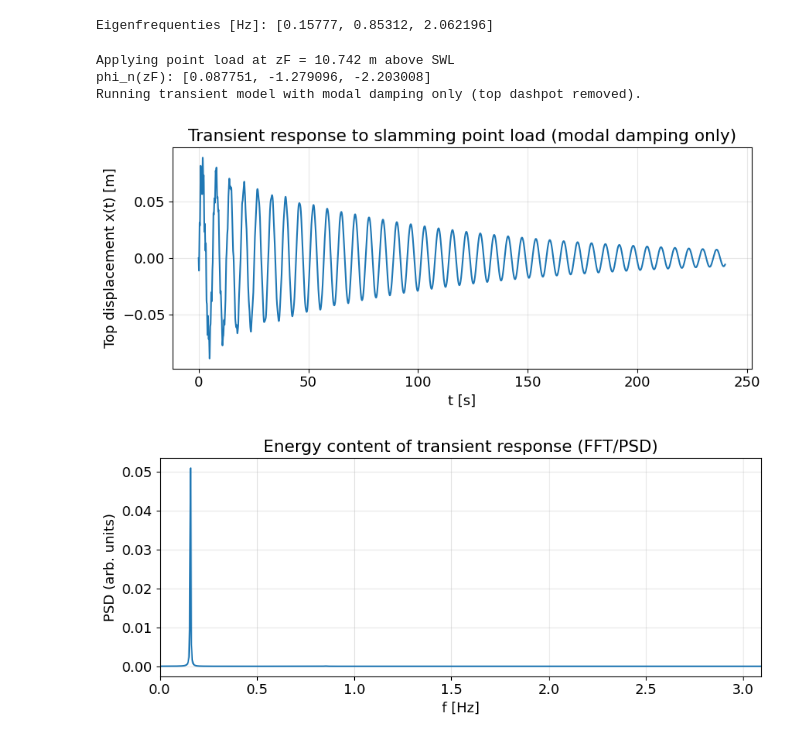
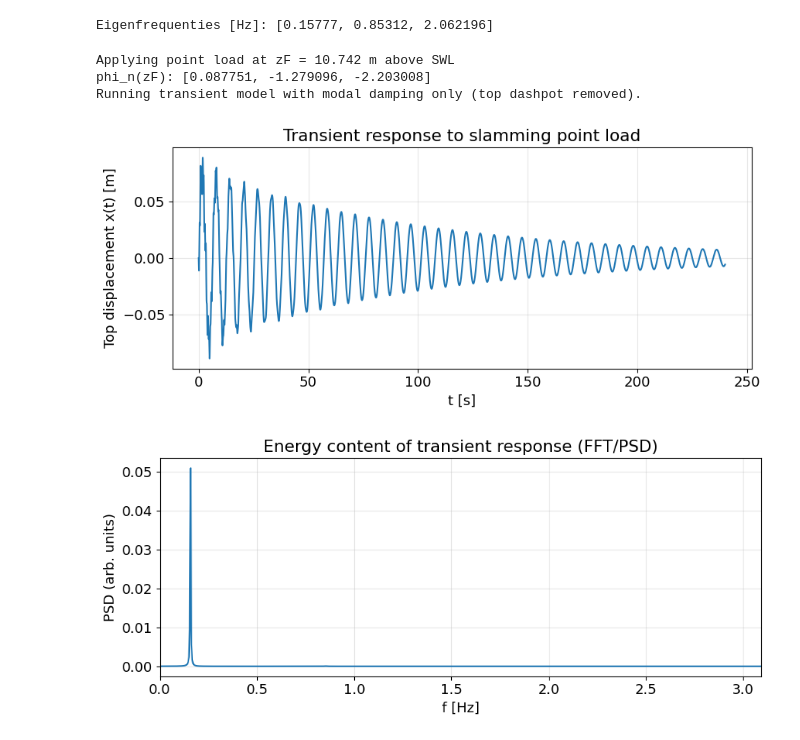
Before and after one commit to JulianEngel1999/FSI_Assignment_2, a Jupyter notebook: impulsive_wave_breaking.ipynb, the cells around one changed output. Drawn from its saved outputs; the diff is of its cells as text; code cells hidden in the pictures.

Commit message:
update plots

```diff
--- a/impulsive_wave_breaking.ipynb
+++ b/impulsive_wave_breaking.ipynb
@@ -598,35 +598,35 @@ for k in range(nt - 1):
     a2 = acc(qk + 0.5 * dt * k1_q, vk + 0.5 * dt * k1_v, f2)
     k2_q = vk + 0.5 * dt * k1_v
     k2_v = a2
 
     a3 = acc(qk + 0.5 * dt * k2_q, vk + 0.5 * dt * k2_v, f2)
     k3_q = vk + 0.5 * dt * k2_v
     k3_v = a3
 
     a4 = acc(qk + dt * k3_q, vk + dt * k3_v, f4)
     k4_q = vk + dt * k3_v
     k4_v = a4
 
     q[:, k + 1] = qk + (dt / 6.0) * (k1_q + 2.0 * k2_q + 2.0 * k3_q + k4_q)
     qd[:, k + 1] = vk + (dt / 6.0) * (k1_v + 2.0 * k2_v + 2.0 * k3_v + k4_v)
 
 x_top = phi_top @ q
 
 print('Running transient model with modal damping only (top dashpot removed).')
 
 plt.figure(figsize=(9, 4))
 plt.plot(tv, x_top)
 plt.xlabel('t [s]')
 plt.ylabel('Top displacement x(t) [m]')
-plt.title('Transient response to slamming point load (modal damping only)')
+plt.title('Transient response to slamming point load')
 plt.grid(True, alpha=0.3)
 plt.tight_layout()
 plt.show()
 # %% [output]
 Applying point load at zF = 10.742 m above SWL
 phi_n(zF): [0.087751, -1.279096, -2.203008]
 Running transient model with modal damping only (top dashpot removed).
-[figure, old version]
+[figure, new version]
 # %%
 # FFT / PSD and dominant energy frequency
 x_detr = x_top - np.mean(x_top)
```
Also changed, not shown: parts of 1 cell of this notebook, 1 other file.
